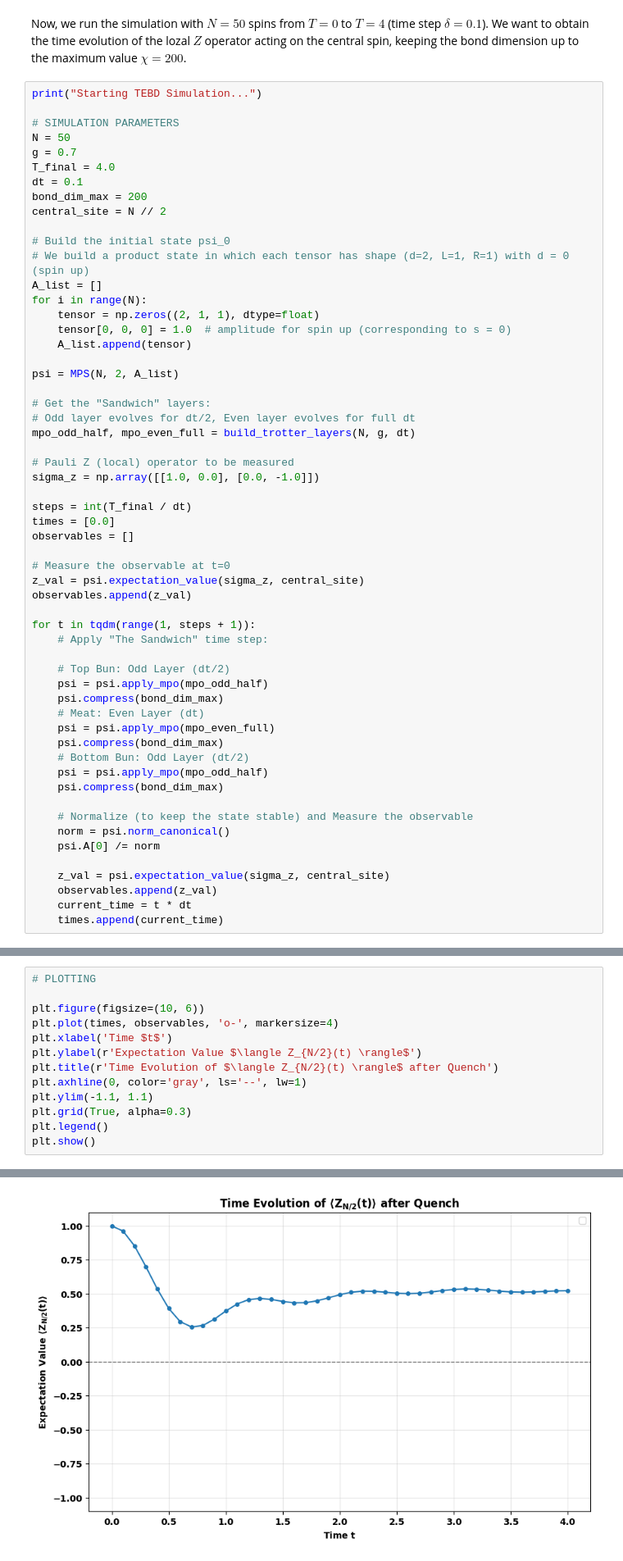
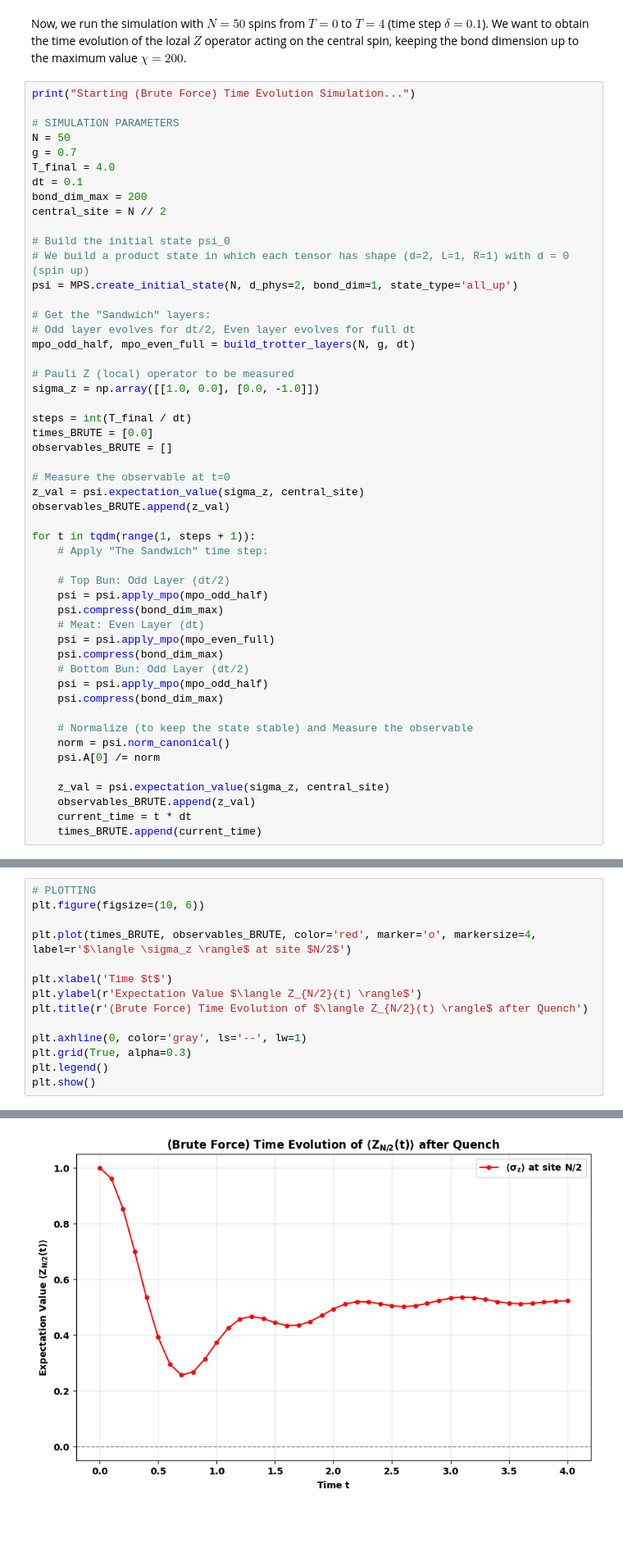
Before and after one commit to jmarquezol/QuantumMaster, a Jupyter notebook: internship_ICFO/TN_TimeEvol/TN_assignment.ipynb, the cells around one changed output, grey strips where cells are left out. Shown at 82% size. Drawn from its saved outputs; the diff is of its cells as text; blank space fills up the shorter version.

```diff
--- a/internship_ICFO/TN_TimeEvol/TN_assignment.ipynb
+++ b/internship_ICFO/TN_TimeEvol/TN_assignment.ipynb
@@ -492,7 +575,7 @@ def build_trotter_layers(N, g, dt):
 # %% [markdown]
 Now, we run the simulation with $N=50$ spins from $T=0$ to $T=4$ (time step $\delta=0.1$). We want to obtain the time evolution of the lozal $Z$ operator acting on the central spin, keeping the bond dimension up to the maximum value $\chi=200$.
 # %%
-print("Starting TEBD Simulation...")
+print("Starting (Brute Force) Time Evolution Simulation...")
 
 # SIMULATION PARAMETERS
 N = 50
@@ -504,13 +587,7 @@ central_site = N // 2
 
 # Build the initial state psi_0
 # We build a product state in which each tensor has shape (d=2, L=1, R=1) with d = 0 (spin up)
-A_list = []
-for i in range(N):
-    tensor = np.zeros((2, 1, 1), dtype=float)
-    tensor[0, 0, 0] = 1.0  # amplitude for spin up (corresponding to s = 0)
-    A_list.append(tensor)
-
-psi = MPS(N, 2, A_list)
+psi = MPS.create_initial_state(N, d_phys=2, bond_dim=1, state_type='all_up')
 
 # Get the "Sandwich" layers:
 # Odd layer evolves for dt/2, Even layer evolves for full dt
@@ -520,12 +597,12 @@ mpo_odd_half, mpo_even_full = build_trotter_layers(N, g, dt)
 sigma_z = np.array([[1.0, 0.0], [0.0, -1.0]])
 
 steps = int(T_final / dt)
-times = [0.0]
-observables = []
+times_BRUTE = [0.0]
+observables_BRUTE = []
 
 # Measure the observable at t=0
 z_val = psi.expectation_value(sigma_z, central_site)
-observables.append(z_val)
+observables_BRUTE.append(z_val)
 
 for t in tqdm(range(1, steps + 1)):
     # Apply "The Sandwich" time step:
@@ -545,7 +622,7 @@ for t in tqdm(range(1, steps + 1)):
     psi.A[0] /= norm
 
     z_val = psi.expectation_value(sigma_z, central_site)
-    observables.append(z_val)
+    observables_BRUTE.append(z_val)
     current_time = t * dt
-    times.append(current_time)
+    times_BRUTE.append(current_time)
 # %% [output]
@@ -553,13 +630,14 @@ Starting TEBD Simulation...
 # %%
 # PLOTTING
+plt.figure(figsize=(10, 6))
 
-plt.figure(figsize=(10, 6))
-plt.plot(times, observables, 'o-', markersize=4)
+plt.plot(times_BRUTE, observables_BRUTE, color='red', marker='o', markersize=4, label=r'$\langle \sigma_z \rangle$ at site $N/2$')
+
 plt.xlabel('Time $t$')
 plt.ylabel(r'Expectation Value $\langle Z_{N/2}(t) \rangle$')
-plt.title(r'Time Evolution of $\langle Z_{N/2}(t) \rangle$ after Quench')
+plt.title(r'(Brute Force) Time Evolution of $\langle Z_{N/2}(t) \rangle$ after Quench')
+
 plt.axhline(0, color='gray', ls='--', lw=1)
-plt.ylim(-1.1, 1.1)
 plt.grid(True, alpha=0.3)
 plt.legend()
 plt.show()
@@ -567 +662 @@ plt.show()
-[figure, old version]
+[figure, new version]
```
Also changed, not shown: parts of 19 cells of this notebook, 3 other files.
